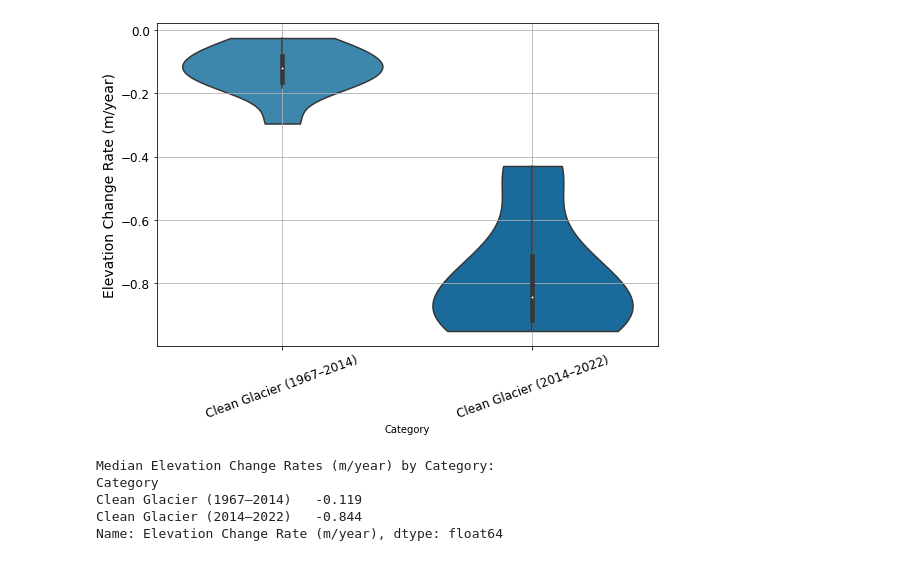
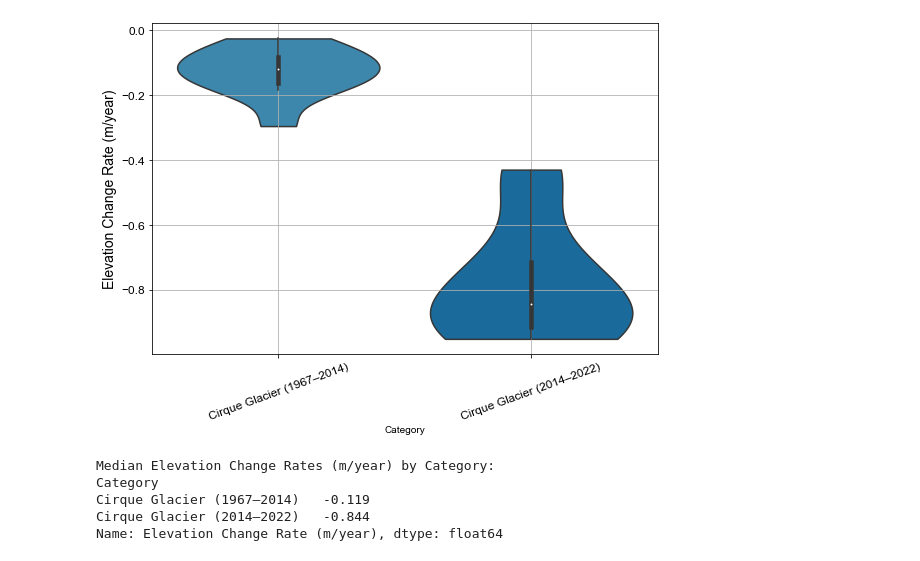
Before and after one commit to Ashlesha-Khatiwada/Teton_Lidar_paper, a Jupyter notebook: Lidar Data analysis/fig2_Violen_plot_and_supp_fig_6.ipynb, the cells around one changed output. Cells and saved outputs as stored; diff of their text form; code cells hidden in the pictures.

```diff
--- a/Lidar Data analysis/fig2_Violen_plot_and_supp_fig_6.ipynb
+++ b/Lidar Data analysis/fig2_Violen_plot_and_supp_fig_6.ipynb
@@ -6,24 +6,25 @@ import numpy as np
 import pandas as pd
 import matplotlib.pyplot as plt
 import seaborn as sns
+import matplotlib.font_manager as fm
 
 # Paths to shapefiles and raster files
 shapefile_paths = {
-    "Snow Field": "Snow_field_threshold_w_lidar_difference.shp",
-    "Rock Glacier": "NPS_rock_glacier.shp",
-    "Clean Glacier": "teton_outline_final.shp"
+    "Snowfields": "Snow_field_threshold_w_lidar_difference.shp",
+    "Rock Glaciers": "rock_glacier.shp",
+    "Cirque Glaciers": "teton_outline_final.shp"
 }
 
 raster_paths = {
     "1967-2014": {
-        "Snow Field": "Elevation_Change_SnowField_1967_2014_local_hyp.tif",
-        "Rock Glacier": "Elevation_Change_RockGlacier_1967_2014_local_hyp.tif",
-        "Clean Glacier": "Elevation_Change_CleanGlacier_1967_2014_local_hyp.tif"
+        "Snowfields": "Elevation_Change_SnowField_1967_2014_local_hyp.tif",
+        "Rock Glaciers": "Elevation_Change_RockGlacier_1967_2014_local_hyp.tif",
+        "Cirque Glaciers": "Elevation_Change_CirqueGlacier_1967_2014_local_hyp.tif"
     },
     "2014-2022": {
-        "Snow Field": "Elevation_Change_SnowField_2022_new.tif",
-        "Rock Glacier": "Elevation_Change_RockGlacier_2022_new.tif",
-        "Clean Glacier": "Elevation_Change_CleanGlacier_2022_new.tif"
+        "Snowfields": "Elevation_Change_SnowField_2014_2022.tif",
+        "Rock Glaciers": "Elevation_Change_RockGlacier_2014_2022.tif",
+        "Cirque Glaciers": "Elevation_Change_CirqueGlacier_2014_2022.tif"
     }
 }
 
@@ -137,13 +158,13 @@ Name: Elevation Change Rate (m/year), dtype: float64
 # %%
-# Define shapefile and raster paths for Clean Glacier only
-clean_glacier_shapefile = "teton_outline_final.shp"
-clean_raster_paths = {
-    "Clean Glacier (1967–2014)": "Elevation_Change_CleanGlacier_1967_2014_local_hyp.tif",
-    "Clean Glacier (2014–2022)": "Elevation_Change_CleanGlacier_2022_new.tif"
+# Define shapefile and raster paths for Cirque Glacier only
+cirque_glacier_shapefile = "teton_outline_final.shp"
+cirque_raster_paths = {
+    "Cirque Glacier (1967–2014)": "Elevation_Change_CirqueGlacier_1967_2014_local_hyp.tif",
+    "Cirque Glacier (2014–2022)": "Elevation_Change_CirqueGlacier_2014_2022.tif"
 }
 year_diff = {
-    "Clean Glacier (1967–2014)": 47,
-    "Clean Glacier (2014–2022)": 8
+    "Cirque Glacier (1967–2014)": 47,
+    "Cirque Glacier (2014–2022)": 8
 }
 
 
@@ -152,10 +173,10 @@ year_diff = {
 violin_data = []
 
 # Load shapefile
-gdf = gpd.read_file(clean_glacier_shapefile)
+gdf = gpd.read_file(cirque_glacier_shapefile)
 
 # Loop over each time period and raster
-for label, raster_fp in clean_raster_paths.items():
+for label, raster_fp in cirque_raster_paths.items():
     with rasterio.open(raster_fp) as src:
         # Reproject shapefile if needed
         if gdf.crs.to_epsg() != src.crs.to_epsg():
@@ -183,44 +204,44 @@ df = pd.DataFrame(violin_data)
 
 # Define custom colors
 custom_palette = {
-    "Clean Glacier (1967–2014)": "#2b8cbe",
-    "Clean Glacier (2014–2022)": "#0570b0"
+    "Cirque Glacier (1967–2014)": "#2b8cbe",
+    "Cirque Glacier (2014–2022)": "#0570b0"
 }
 
 # Plot
 plt.figure(figsize=(8, 6))
 sns.violinplot(
     x="Category",
     y="Elevation Change Rate (m/year)",
     data=df,
     palette=custom_palette,
     cut=0,
     scale="width",
     inner="box"
 )
 plt.ylabel("Elevation Change Rate (m/year)", fontsize=14)
 plt.xticks(rotation=20, fontsize=12)
 plt.yticks(fontsize=12)
 plt.grid(True)
 plt.tight_layout()
 plt.show()
 
 # Print median elevation change rate per category
 category_medians = df.groupby("Category")["Elevation Change Rate (m/year)"].median()
 print("\nMedian Elevation Change Rates (m/year) by Category:")
 print(category_medians.round(3))
 
 
-df_clean = pd.DataFrame(violin_data)
-# Save clean glacier medians as arrays for final plot integration
-clean_1967_2014 = df_clean[df_clean['Category'] == 'Clean Glacier (1967–2014)']["Elevation Change Rate (m/year)"].values
-clean_2014_2022 = df_clean[df_clean['Category'] == 'Clean Glacier (2014–2022)']["Elevation Change Rate (m/year)"].values
+df_cirque = pd.DataFrame(violin_data)
+# Save cirque glacier medians as arrays for final plot integration
+cirque_1967_2014 = df_cirque[df_cirque['Category'] == 'Cirque Glacier (1967–2014)']["Elevation Change Rate (m/year)"].values
+cirque_2014_2022 = df_cirque[df_cirque['Category'] == 'Cirque Glacier (2014–2022)']["Elevation Change Rate (m/year)"].values
 # %% [output]
-[figure, old version]
+[figure, new version]
 Median Elevation Change Rates (m/year) by Category:
 Category
-Clean Glacier (1967–2014)   -0.119
-Clean Glacier (2014–2022)   -0.844
+Cirque Glacier (1967–2014)   -0.119
+Cirque Glacier (2014–2022)   -0.844
 Name: Elevation Change Rate (m/year), dtype: float64
 # %%
 # Load Hugonnet CSV data
```
Also changed, not shown: parts of 8 cells of this notebook, 2 other files.
